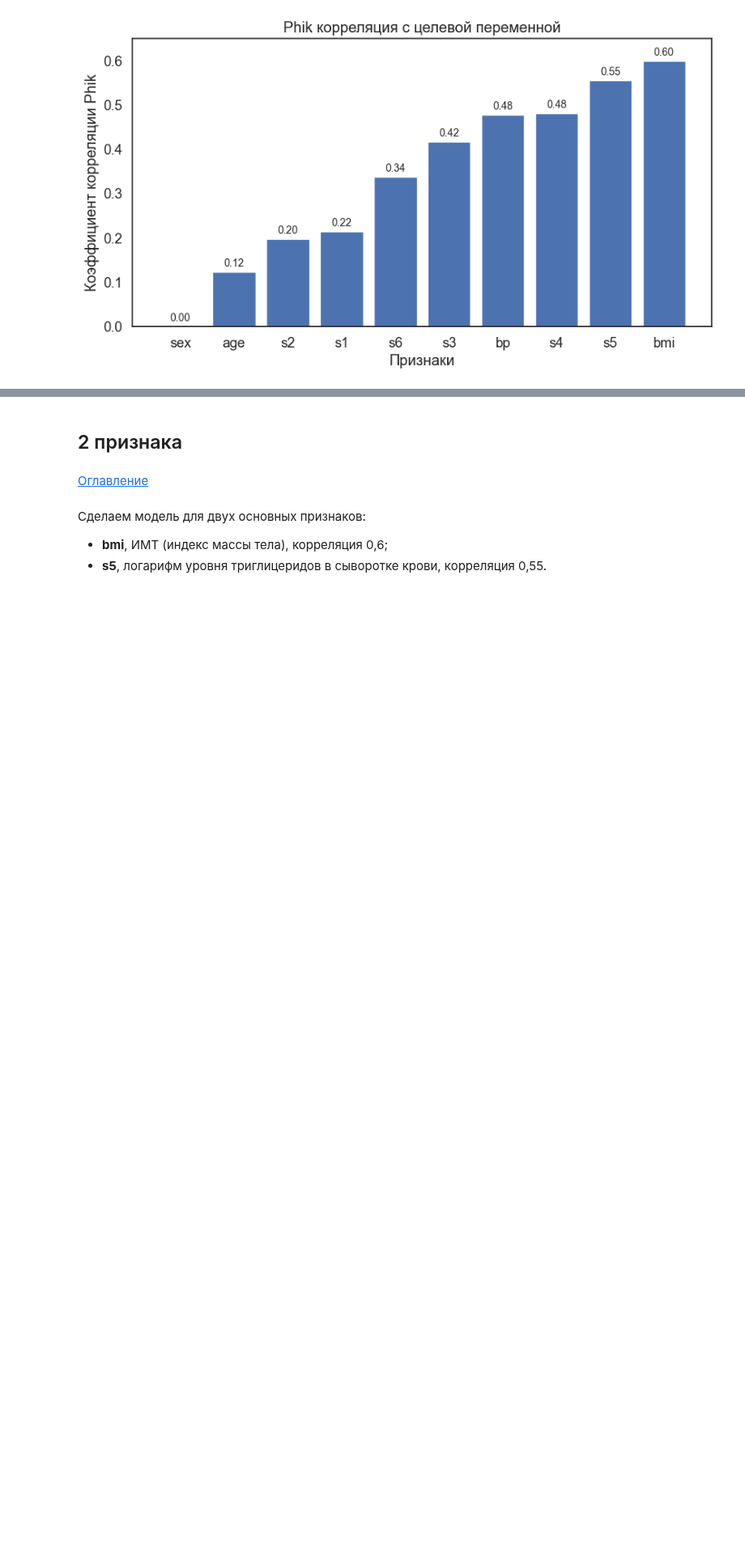
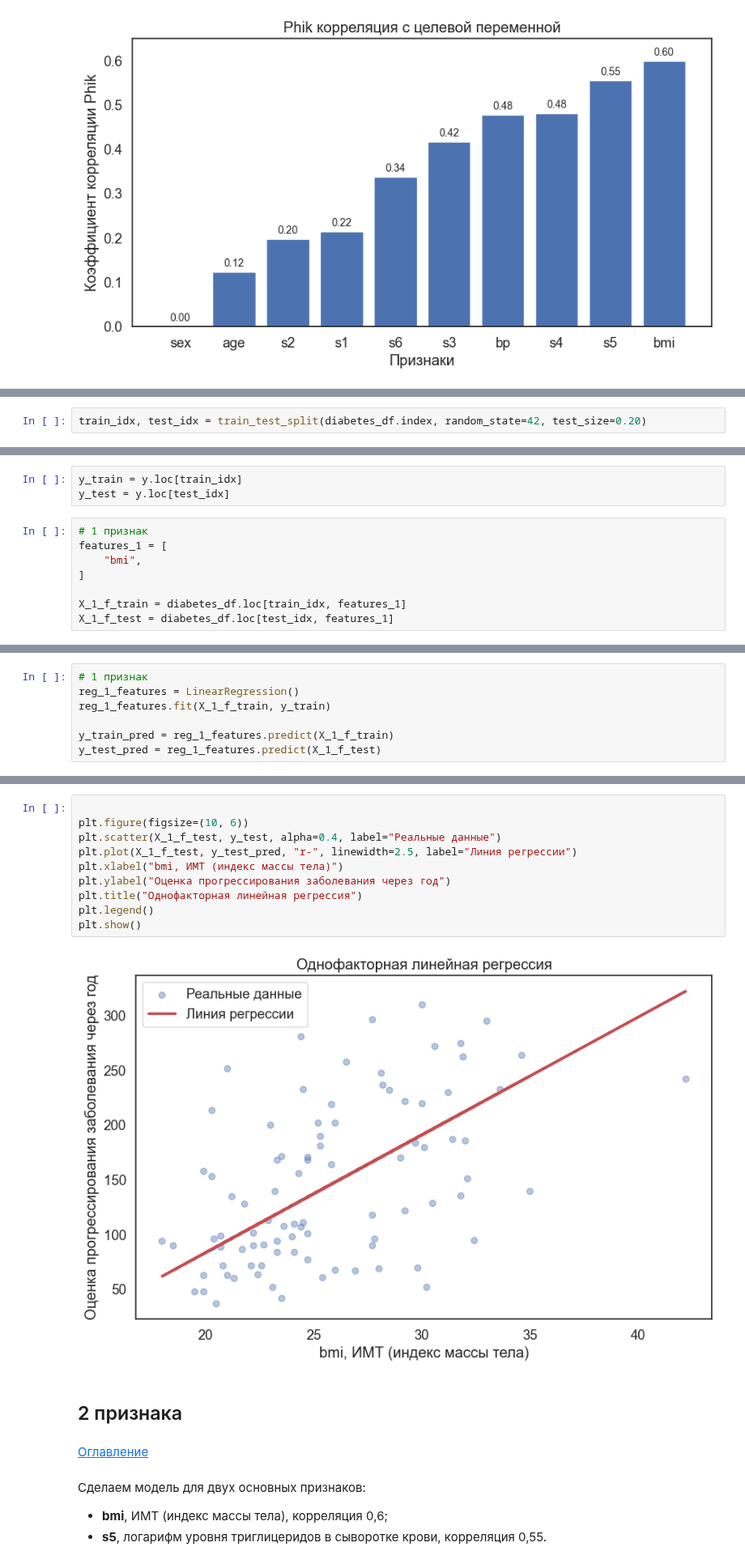
Before and after one commit to VasDmitry/git-github.com-VasDmitry-my_first_model_Diabetes_ML, a Jupyter notebook: First_model_Diabetes.ipynb, the cells around one changed output, grey strips where cells are left out. Shown at 81% size. Saved outputs shown, nothing was run; the diff lists cells and outputs as text; blank space fills up the shorter version.

```diff
--- a/First_model_Diabetes.ipynb
+++ b/First_model_Diabetes.ipynb
@@ -194,0 +208,2 @@ plt.show()
+# %%
+train_idx, test_idx = train_test_split(diabetes_df.index, random_state=42, test_size=0.20)
@@ -194,0 +212,11 @@ plt.show()
+# %%
+y_train = y.loc[train_idx]
+y_test = y.loc[test_idx]
+# %%
+# 1 признак
+features_1 = [
+    "bmi",
+]
+
+X_1_f_train = diabetes_df.loc[train_idx, features_1]
+X_1_f_test = diabetes_df.loc[test_idx, features_1]
@@ -194,0 +225,7 @@ plt.show()
+# %%
+# 1 признак
+reg_1_features = LinearRegression()
+reg_1_features.fit(X_1_f_train, y_train)
+
+y_train_pred = reg_1_features.predict(X_1_f_train)
+y_test_pred = reg_1_features.predict(X_1_f_test)
@@ -195,3 +257,15 @@ plt.show()
+# %%
+
+plt.figure(figsize=(10, 6))
+plt.scatter(X_1_f_test, y_test, alpha=0.4, label="Реальные данные")
+plt.plot(X_1_f_test, y_test_pred, "r-", linewidth=2.5, label="Линия регрессии")
+plt.xlabel("bmi, ИМТ (индекс массы тела)")
+plt.ylabel("Оценка прогрессирования заболевания через год")
+plt.title("Однофакторная линейная регрессия")
+plt.legend()
+plt.show()
+# %% [output]
+[figure, added]
 # %% [markdown]
 <a id="2"></a>
 ## 2 признака
```
Also changed, not shown: parts of 68 cells of this notebook, 1 other file.
